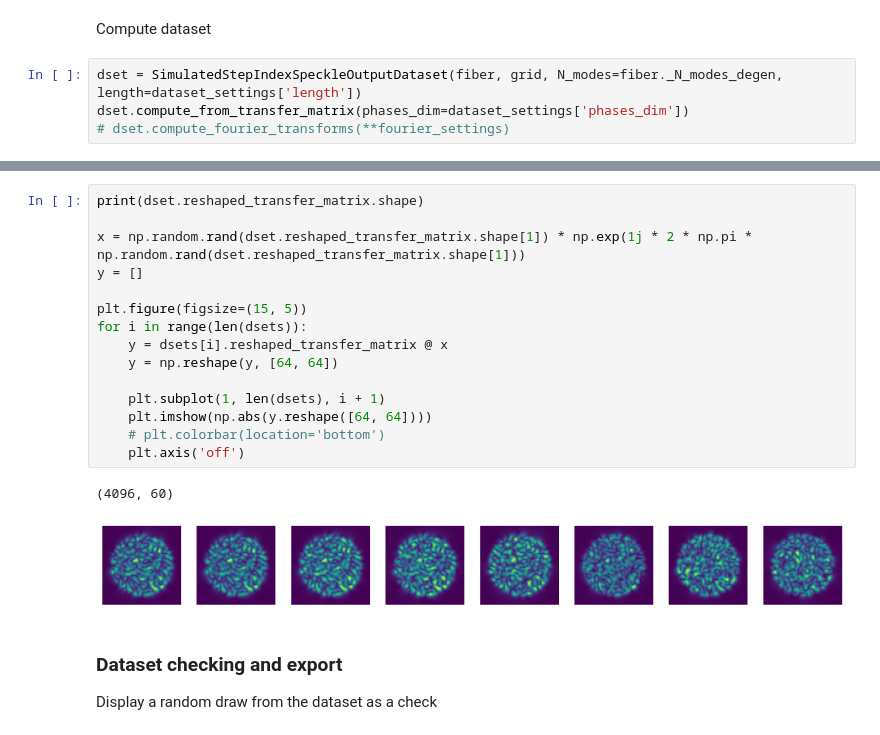
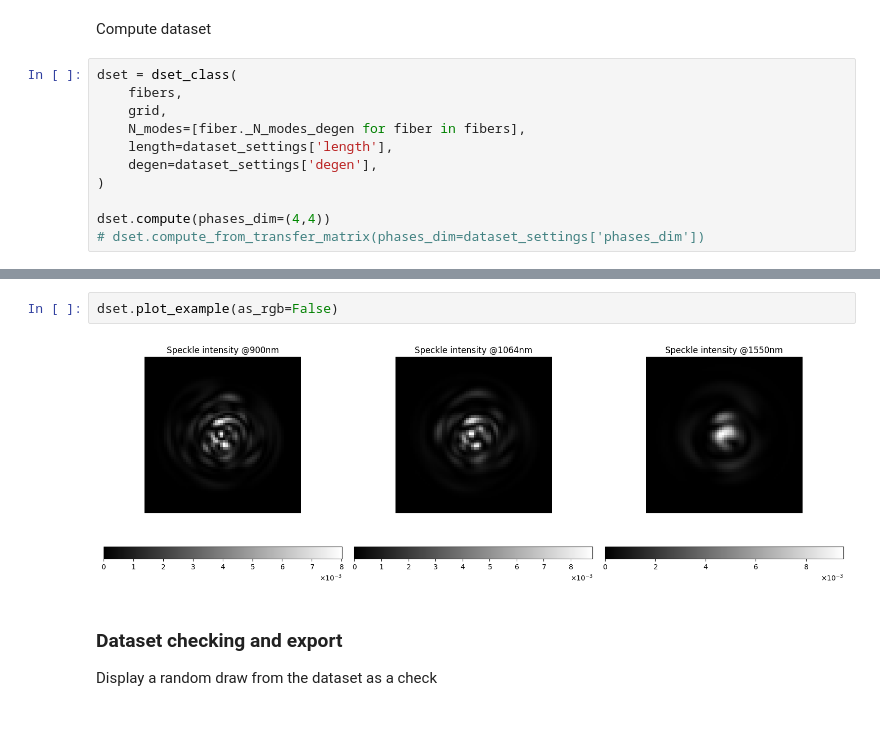
Before and after one commit to jysru/MMF_LP_modes, a Jupyter notebook: notebooks/generate_hyperspectral_mmf_datasets.ipynb, the cells around one changed output, grey strips where cells are left out. Drawn from its saved outputs; the diff is of its cells as text.

```diff
--- a/notebooks/generate_hyperspectral_mmf_datasets.ipynb
+++ b/notebooks/generate_hyperspectral_mmf_datasets.ipynb
@@ -71,7 +89,14 @@ plt.imshow(fiber._modes[:,:,1,-1])
 # %% [markdown]
 Compute dataset
 # %%
-dset = SimulatedStepIndexSpeckleOutputDataset(fiber, grid, N_modes=fiber._N_modes_degen, length=dataset_settings['length'])
-dset.compute_from_transfer_matrix(phases_dim=dataset_settings['phases_dim'])
-# dset.compute_fourier_transforms(**fourier_settings)
+dset = dset_class(
+    fibers,
+    grid,
+    N_modes=[fiber._N_modes_degen for fiber in fibers],
+    length=dataset_settings['length'],
+    degen=dataset_settings['degen'],
+)
+
+dset.compute(phases_dim=(4,4))
+# dset.compute_from_transfer_matrix(phases_dim=dataset_settings['phases_dim'])
 # %% [output]
@@ -143,21 +120,7 @@ Computed couple 200/200
-# %%
-print(dset.reshaped_transfer_matrix.shape)
-
-x = np.random.rand(dset.reshaped_transfer_matrix.shape[1]) * np.exp(1j * 2 * np.pi * np.random.rand(dset.reshaped_transfer_matrix.shape[1]))
-y = []
-
-plt.figure(figsize=(15, 5))
-for i in range(len(dsets)):
-    y = dsets[i].reshaped_transfer_matrix @ x
-    y = np.reshape(y, [64, 64])
-
-    plt.subplot(1, len(dsets), i + 1)
-    plt.imshow(np.abs(y.reshape([64, 64])))
-    # plt.colorbar(location='bottom')
-    plt.axis('off')
-# %% [output]
-(4096, 60)
-[figure, removed]
+# %%
+dset.plot_example(as_rgb=False)
+# %% [output]
+[figure, added]
 # %% [markdown]
 ### Dataset checking and export
 
```
Also changed, not shown: parts of 12 cells of this notebook, 3 other files.
